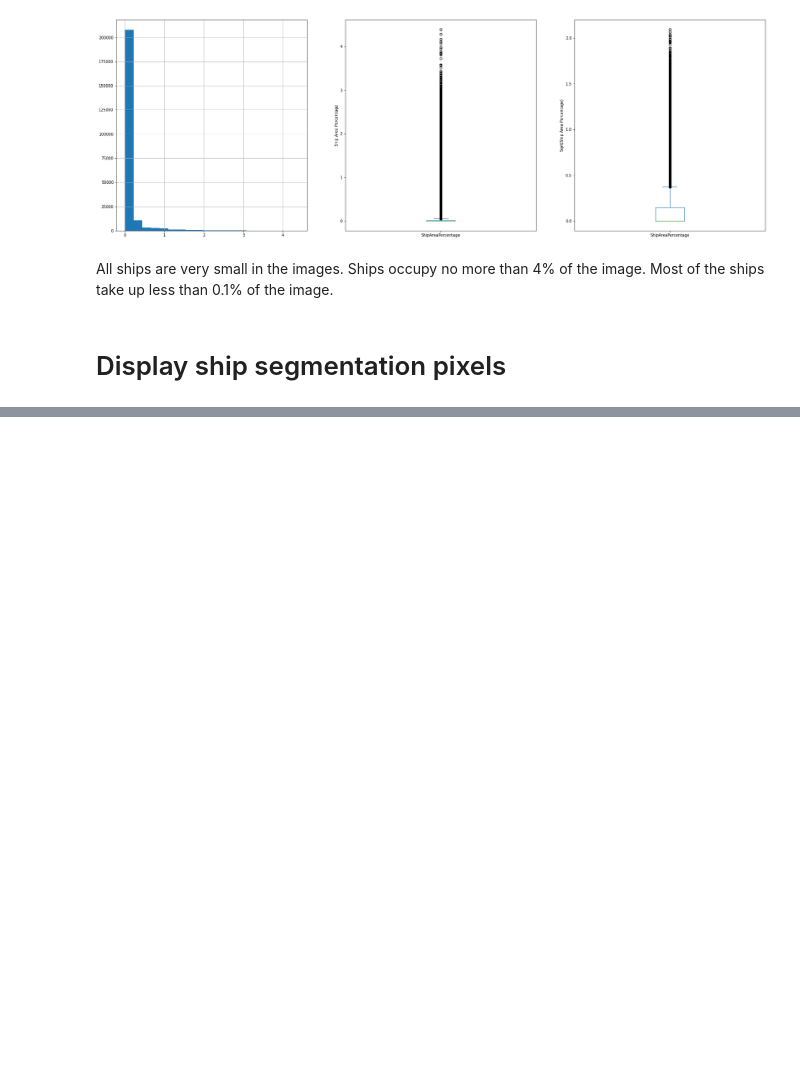
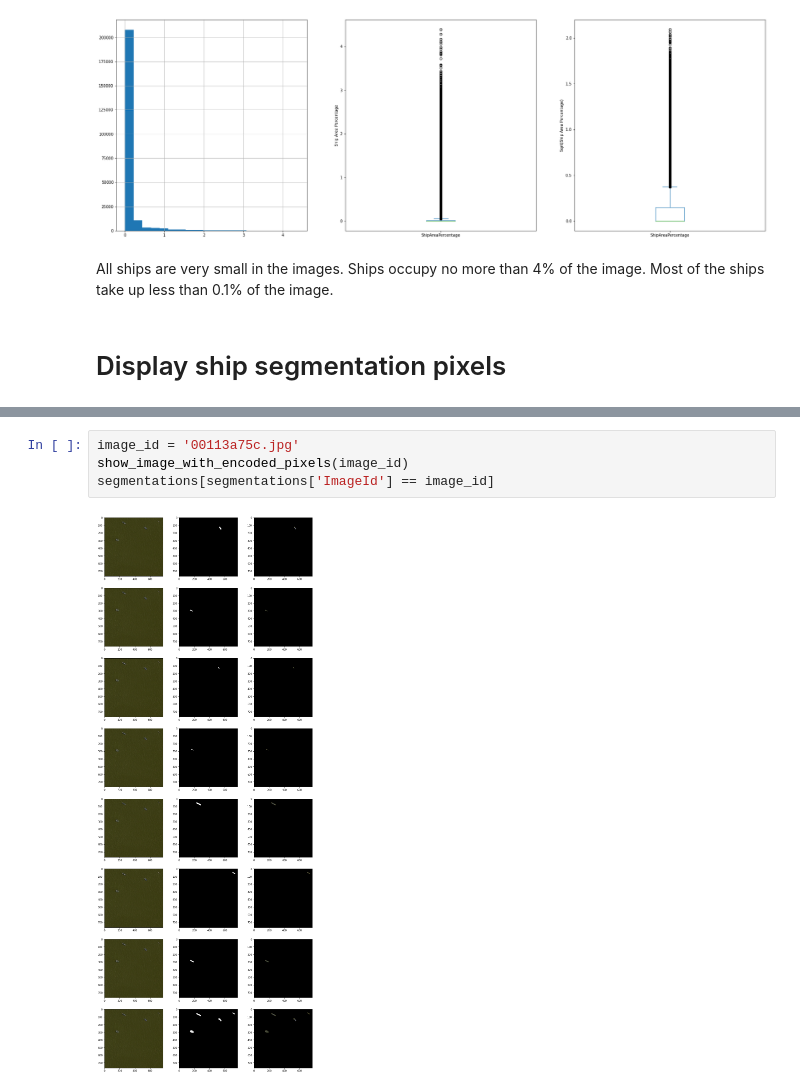
Before and after one commit to VLADISLAV008/Airbus-Ship-Detection-Challenge, a Jupyter notebook: data-analysis.ipynb, the cells around one changed output, grey strips where cells are left out. Cells and saved outputs as stored; diff of their text form; blank space fills up the shorter version.

```diff
--- a/data-analysis.ipynb
+++ b/data-analysis.ipynb
@@ -177,0 +209,6 @@ segmentations[segmentations['ImageId'] == '0006c52e8.jpg']
+# %%
+image_id = '00113a75c.jpg'
+show_image_with_encoded_pixels(image_id)
+segmentations[segmentations['ImageId'] == image_id]
+# %% [output]
+[figure, added]
```
Also changed, not shown: parts of 20 cells of this notebook.
